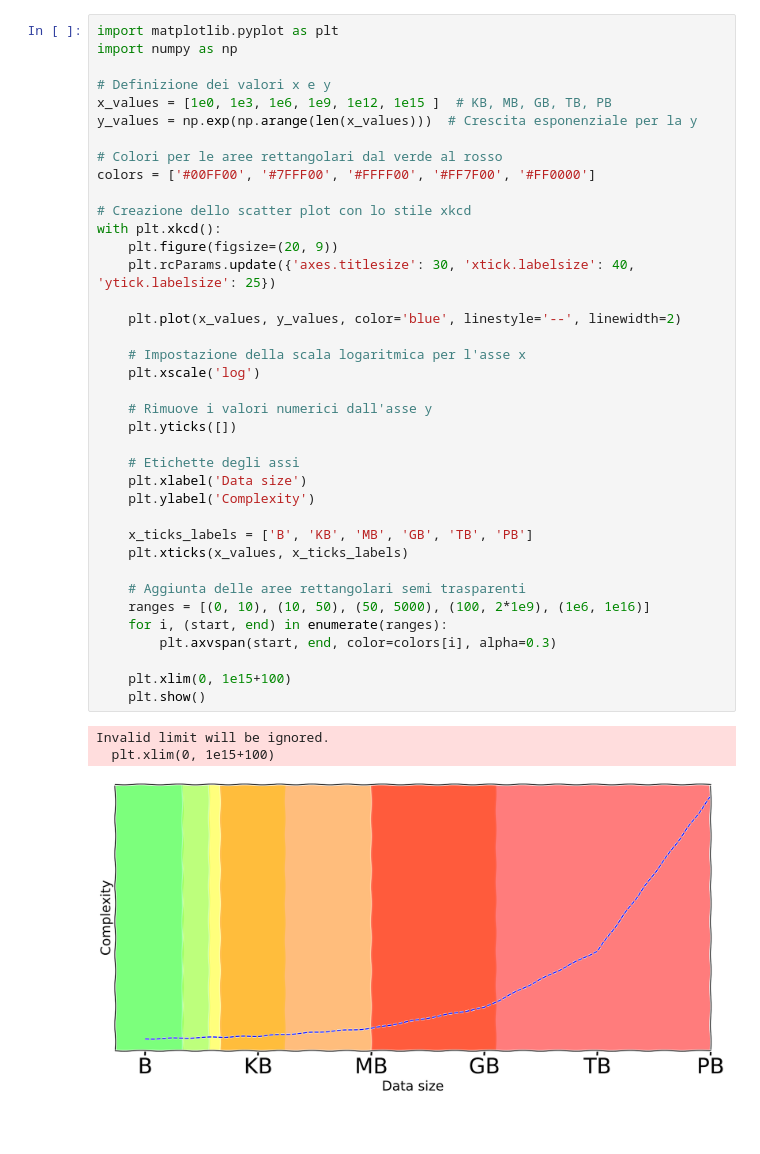
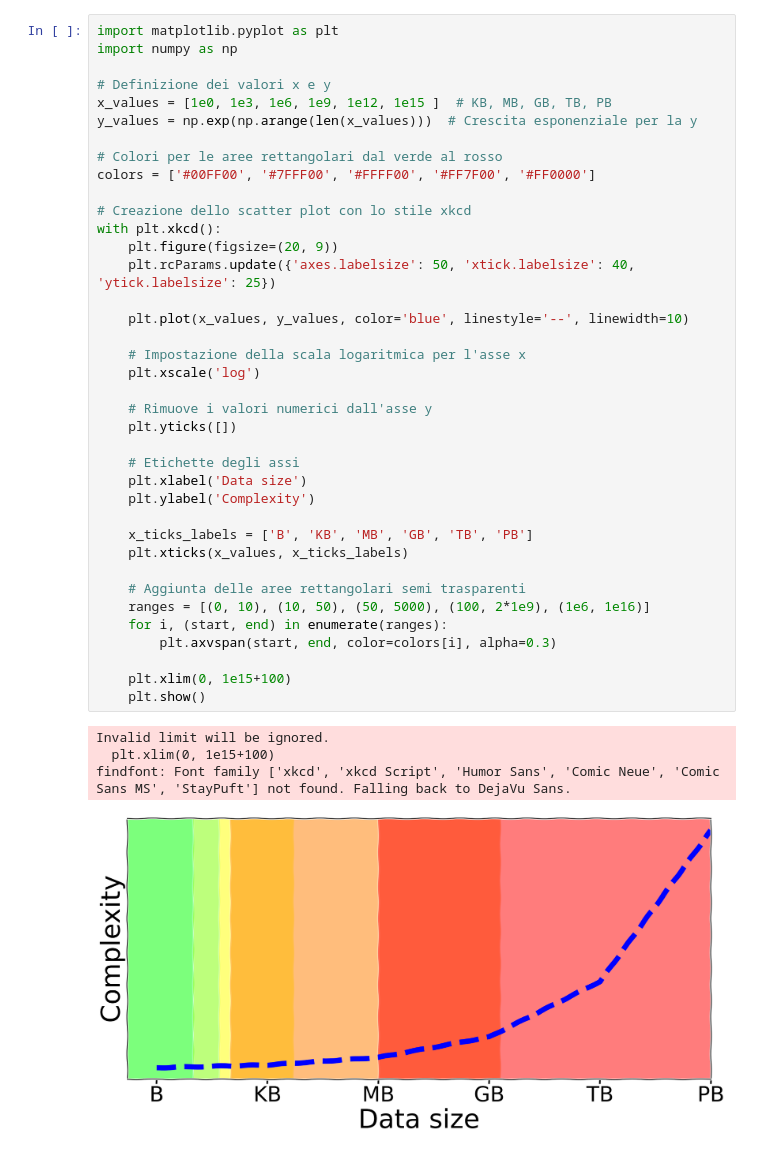
Before and after one commit to MrPiada/data-analysis-swiss-knife, a Jupyter notebook: notebooks/tools_and_frameworks_plot.ipynb, the cells around one changed output. Drawn from its saved outputs; the diff is of its cells as text; blank space fills up the shorter version.

```diff
--- a/notebooks/tools_and_frameworks_plot.ipynb
+++ b/notebooks/tools_and_frameworks_plot.ipynb
@@ -10,33 +10,34 @@ y_values = np.exp(np.arange(len(x_values)))  # Crescita esponenziale per la y
 colors = ['#00FF00', '#7FFF00', '#FFFF00', '#FF7F00', '#FF0000']
 
 # Creazione dello scatter plot con lo stile xkcd
 with plt.xkcd():
     plt.figure(figsize=(20, 9))
-    plt.rcParams.update({'axes.titlesize': 30, 'xtick.labelsize': 40, 'ytick.labelsize': 25})
+    plt.rcParams.update({'axes.labelsize': 50, 'xtick.labelsize': 40, 'ytick.labelsize': 25})
 
-    plt.plot(x_values, y_values, color='blue', linestyle='--', linewidth=2)
+    plt.plot(x_values, y_values, color='blue', linestyle='--', linewidth=10)
 
     # Impostazione della scala logaritmica per l'asse x
     plt.xscale('log')
 
     # Rimuove i valori numerici dall'asse y
     plt.yticks([])
 
     # Etichette degli assi
     plt.xlabel('Data size')
     plt.ylabel('Complexity')
 
     x_ticks_labels = ['B', 'KB', 'MB', 'GB', 'TB', 'PB']
     plt.xticks(x_values, x_ticks_labels)
 
     # Aggiunta delle aree rettangolari semi trasparenti
     ranges = [(0, 10), (10, 50), (50, 5000), (100, 2*1e9), (1e6, 1e16)]
     for i, (start, end) in enumerate(ranges):
         plt.axvspan(start, end, color=colors[i], alpha=0.3)
 
     plt.xlim(0, 1e15+100)
     plt.show()
 # %% [output]
 Invalid limit will be ignored.
   plt.xlim(0, 1e15+100)
+findfont: Font family ['xkcd', 'xkcd Script', 'Humor Sans', 'Comic Neue', 'Comic Sans MS', 'StayPuft'] not found. Falling back to DejaVu Sans.
-[figure, old version]
+[figure, new version]
```
